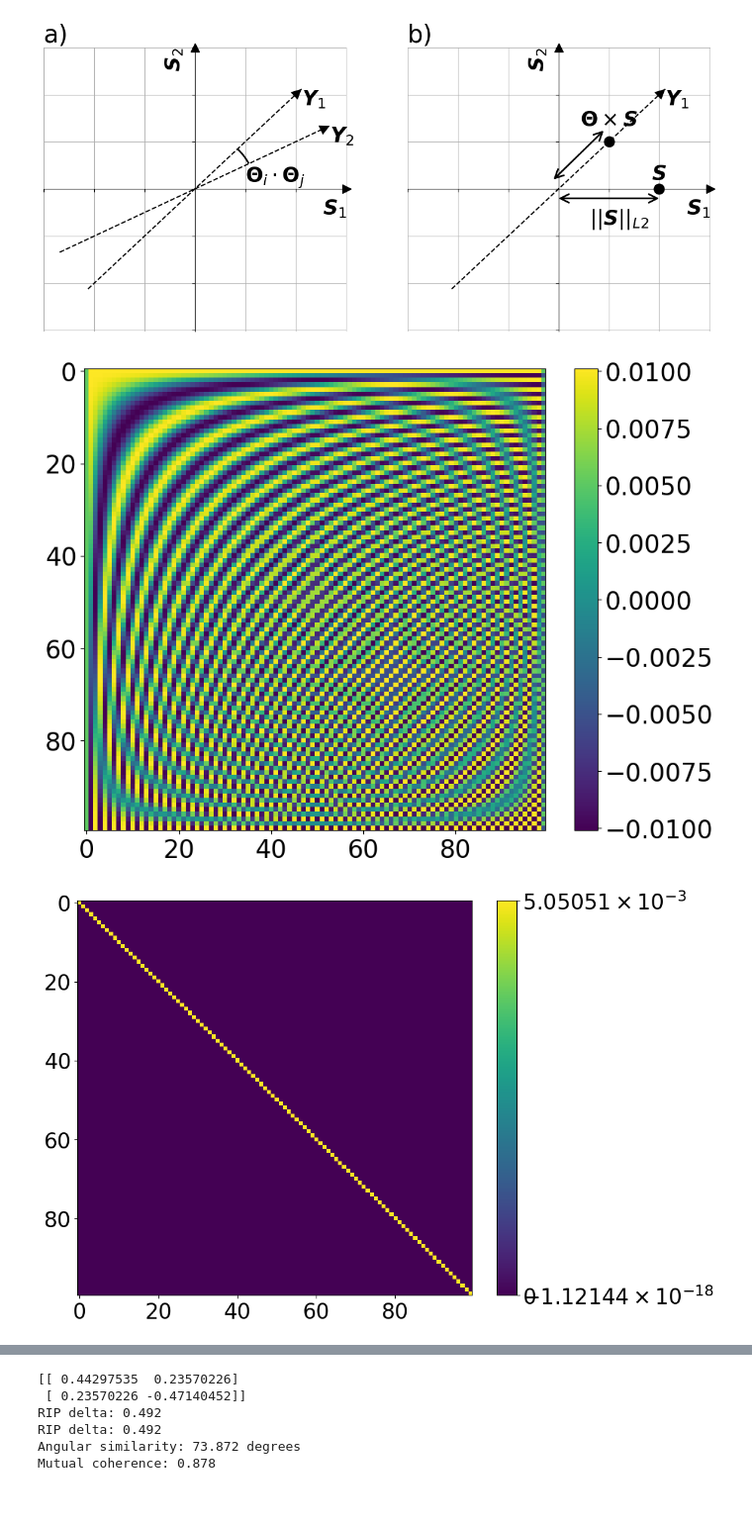
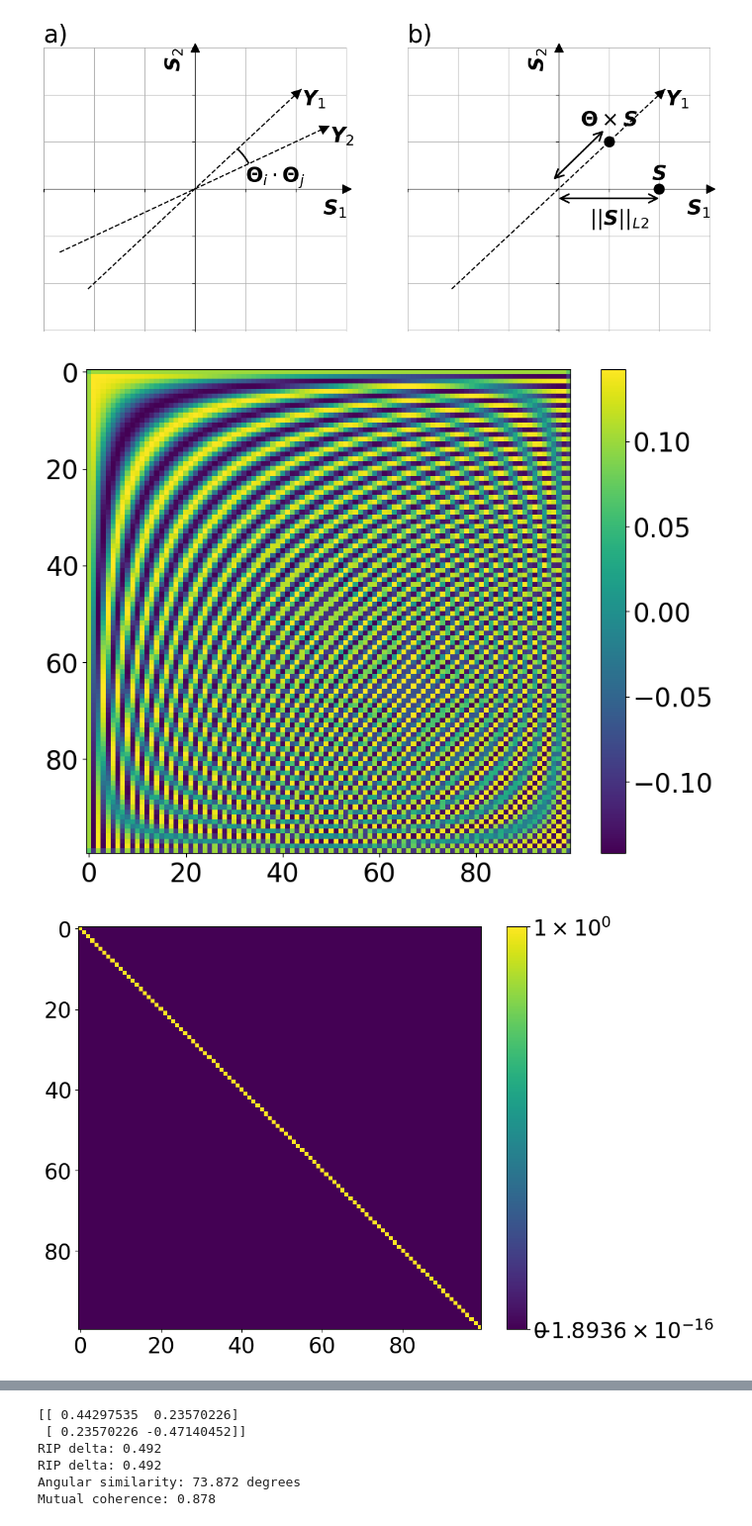
Before and after one commit to Jammi-Dodgers/THz-Compressed-Sensing, a Jupyter notebook: incoherence_and_rip_demo.ipynb, the cells around one changed output, grey strips where cells are left out. Shown at 99% size. Cells and saved outputs as stored; diff of their text form; code cells hidden in the pictures.

```diff
--- a/incoherence_and_rip_demo.ipynb
+++ b/incoherence_and_rip_demo.ipynb
@@ -69,23 +69,23 @@ plt.show()
 # %%
 from scipy import fft as spfft
 import CS_functions as cs
 
 N = 100
-norm= "forward"
+norm= "ortho"
 
 dct_matrix = spfft.dct(np.identity(N), axis= 0, norm= norm, type= 1)
 #dct_matrix *= np.sqrt(N)
 dctdct_matrix = spfft.dct(dct_matrix, axis= 0, norm= norm, type=1)
 
 fig, axs = plt.subplots(1, 1, figsize=(10, 8))
 im = axs.imshow(dct_matrix, cmap="viridis")
 fig.colorbar(im, ax=axs)
 plt.show()
 
 fig, axs = plt.subplots(1, 1, figsize=(10, 8))
 im = axs.imshow(dctdct_matrix, cmap="viridis", norm= "symlog")
 fig.colorbar(im, ax=axs)
 plt.show()
 # %% [output]
-[figure, old version]
+[figure, new version]
-[figure, old version]
+[figure, new version]
```
Also changed, not shown: parts of 1 cell of this notebook, 2 other files.
